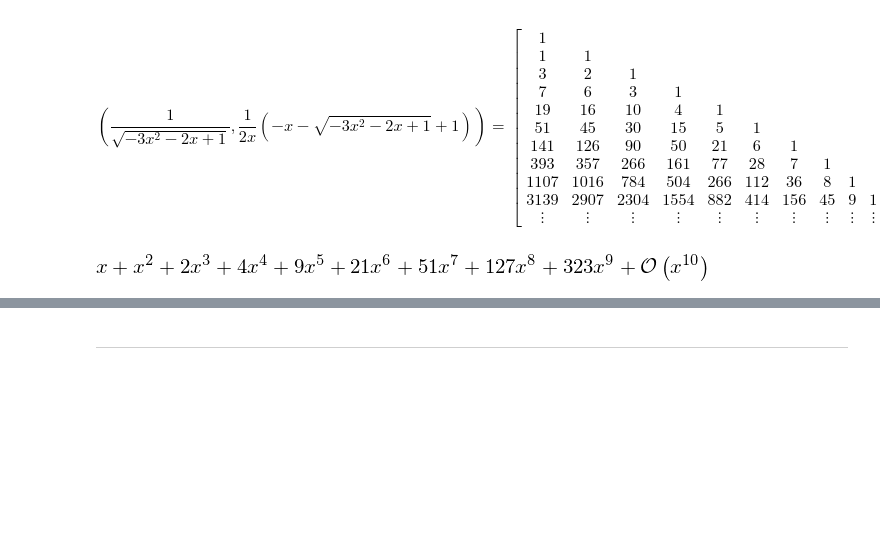
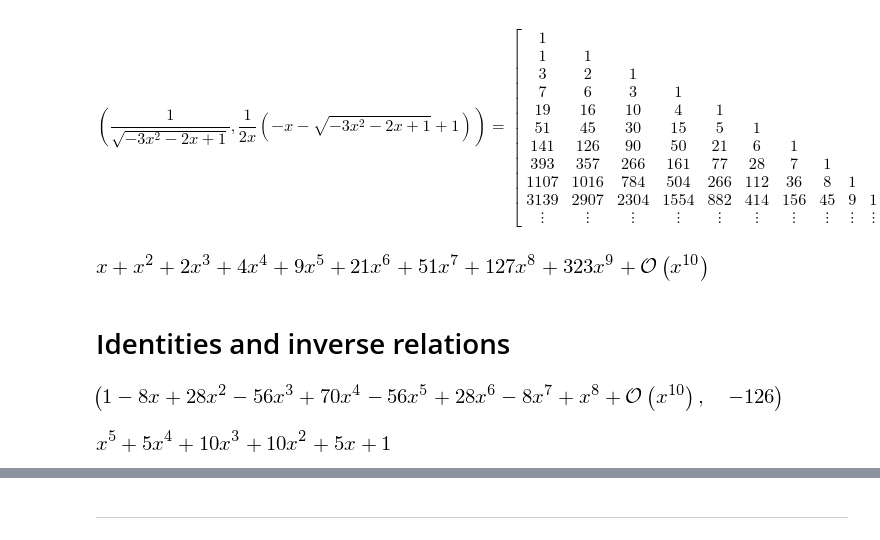
Before and after one commit to massimo-nocentini/master-thesis, a Jupyter notebook: sympy/notebooks/The Riordan Group.ipynb, the cells around one changed output, grey strips where cells are left out. Saved outputs shown, nothing was run; the diff lists cells and outputs as text; code cells hidden in the pictures; blank space fills up the shorter version.

```diff
--- a/sympy/notebooks/The Riordan Group.ipynb
+++ b/sympy/notebooks/The Riordan Group.ipynb
@@ -156,3 +156,14 @@ Latex(Riordan_matrix_latex_code(g, f, x, order=10))
 series(f(x),x,n=10)
 # %% [output]
 [figure]
+# %% [markdown]
+# Identities and inverse relations
+# %%
+s = series((1-x)**(2*n),x,n=10).subs(n,4)
+s, s.coeff(x**5)-s.coeff(x**4)
+# %% [output]
+[figure, added]
+# %%
+series((1+x)**5,x,n=10)
+# %% [output]
+[figure, added]
```
Also changed, not shown: parts of 1 cell of this notebook.
